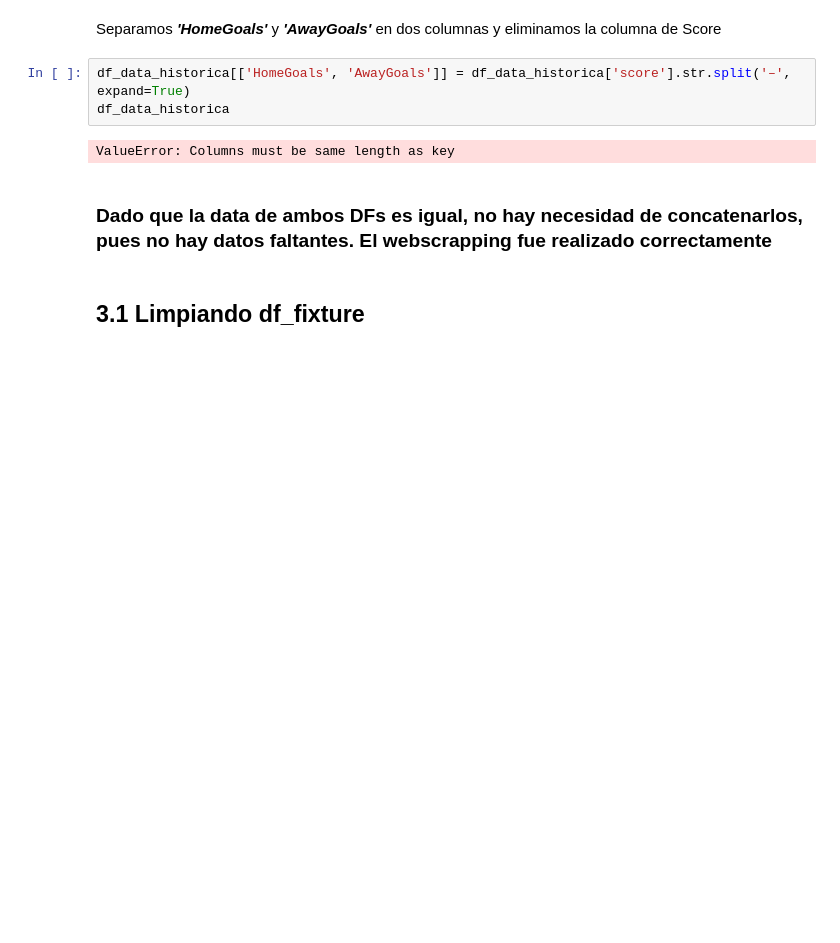
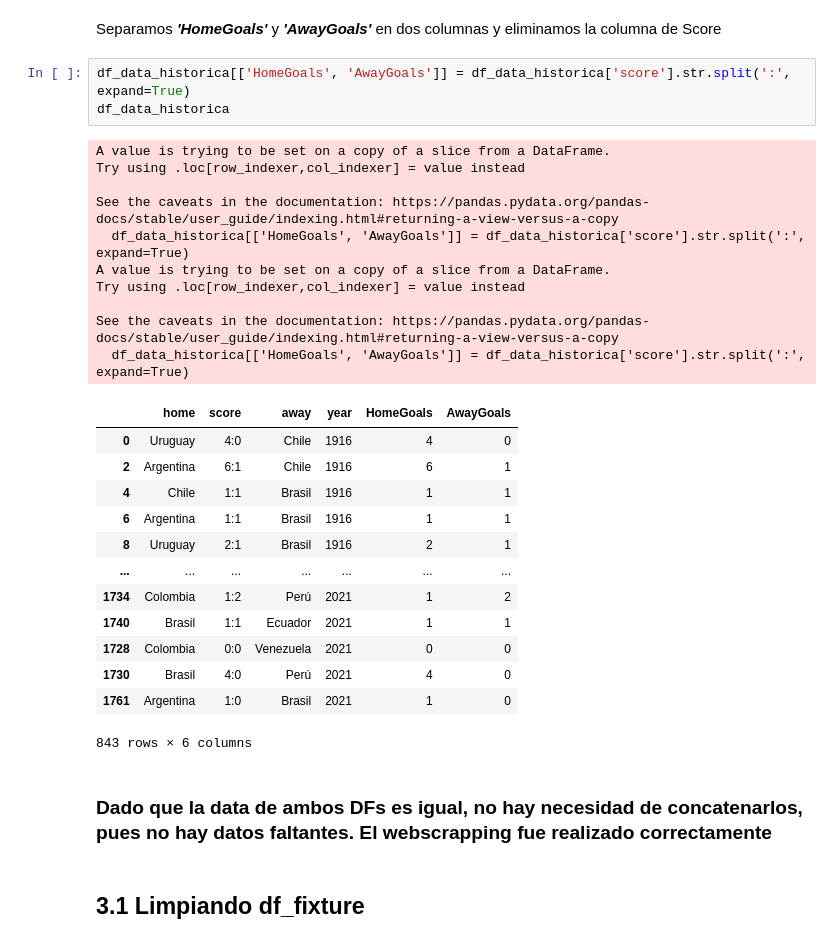
Before and after one commit to JuanjoRestrepo/Euro-and-CopaAmerica-2024, a Jupyter notebook: CopaAmerica2024.ipynb, the cells around one changed output. Saved outputs shown, nothing was run; the diff lists cells and outputs as text; blank space fills up the shorter version.

Commit message:
Separated Home and Away Goals in 2 Columns

```diff
--- a/CopaAmerica2024.ipynb
+++ b/CopaAmerica2024.ipynb
@@ -546,10 +541,32 @@ df_data_historica
 # %% [markdown]
 Separamos ***'HomeGoals'*** y ***'AwayGoals'*** en dos columnas y eliminamos la columna de Score
 # %%
-df_data_historica[['HomeGoals', 'AwayGoals']] = df_data_historica['score'].str.split('–', expand=True)
+df_data_historica[['HomeGoals', 'AwayGoals']] = df_data_historica['score'].str.split(':', expand=True)
 df_data_historica
 # %% [output]
-ValueError: Columns must be same length as key
+A value is trying to be set on a copy of a slice from a DataFrame.
+Try using .loc[row_indexer,col_indexer] = value instead
+
+See the caveats in the documentation: https://pandas.pydata.org/pandas-docs/stable/user_guide/indexing.html#returning-a-view-versus-a-copy
+  df_data_historica[['HomeGoals', 'AwayGoals']] = df_data_historica['score'].str.split(':', expand=True)
+A value is trying to be set on a copy of a slice from a DataFrame.
+Try using .loc[row_indexer,col_indexer] = value instead
+
+See the caveats in the documentation: https://pandas.pydata.org/pandas-docs/stable/user_guide/indexing.html#returning-a-view-versus-a-copy
+  df_data_historica[['HomeGoals', 'AwayGoals']] = df_data_historica['score'].str.split(':', expand=True)
+|  | home | score | away | year | HomeGoals | AwayGoals |
+| 0 | Uruguay | 4:0 | Chile | 1916 | 4 | 0 |
+| 2 | Argentina | 6:1 | Chile | 1916 | 6 | 1 |
+| 4 | Chile | 1:1 | Brasil | 1916 | 1 | 1 |
+| 6 | Argentina | 1:1 | Brasil | 1916 | 1 | 1 |
+| 8 | Uruguay | 2:1 | Brasil | 1916 | 2 | 1 |
+| ... | ... | ... | ... | ... | ... | ... |
+| 1734 | Colombia | 1:2 | Perú | 2021 | 1 | 2 |
+| 1740 | Brasil | 1:1 | Ecuador | 2021 | 1 | 1 |
+| 1728 | Colombia | 0:0 | Venezuela | 2021 | 0 | 0 |
+| 1730 | Brasil | 4:0 | Perú | 2021 | 4 | 0 |
+| 1761 | Argentina | 1:0 | Brasil | 2021 | 1 | 0 |
+843 rows × 6 columns
 # %% [markdown]
 ### Dado que la data de ambos DFs es igual, no hay necesidad de concatenarlos, pues no hay datos faltantes. El webscrapping fue realizado correctamente
 # %% [markdown]
```
Also changed, not shown: parts of 2 cells of this notebook.
